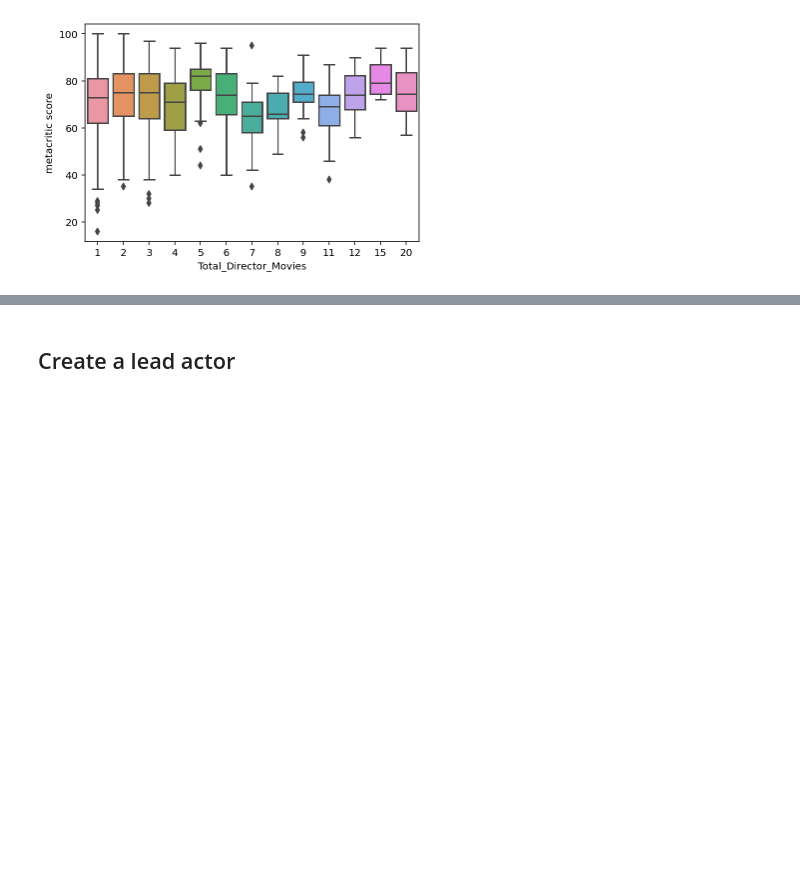
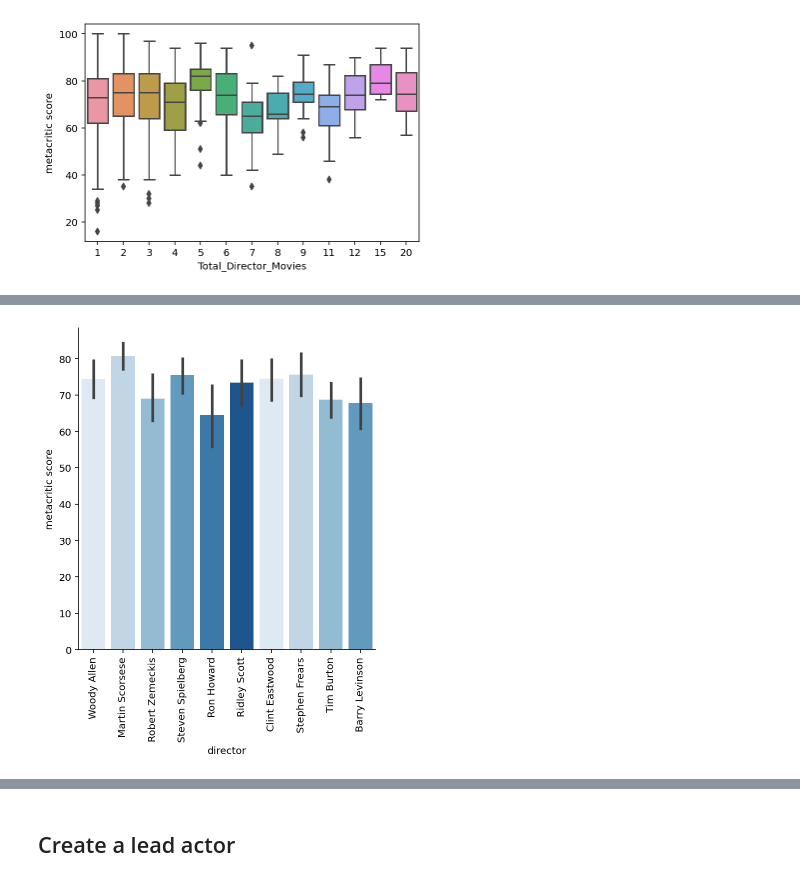
Before and after one commit to SibongileT/MetacriticScorePredictions, a Jupyter notebook: FeatureExploration.ipynb, the cells around one changed output, grey strips where cells are left out. Saved outputs shown, nothing was run; the diff lists cells and outputs as text; code cells hidden in the pictures; blank space fills up the shorter version.

```diff
--- a/FeatureExploration.ipynb
+++ b/FeatureExploration.ipynb
@@ -226,0 +268,10 @@ sns.boxplot(x='Total_Director_Movies', y="metacritic score", data=oscars_df);
+# %%
+top_ten = oscars_df['director'].value_counts().iloc[:10]
+mask = oscars_df['director'].isin(top_ten.index)
+# %%
+top_directors = oscars_df['director'][mask]
+# %%
+sns.catplot(data=oscars_df, kind="bar", x=top_directors, y="metacritic score",palette = sns.color_palette('Blues'))
+plt.xticks(rotation=90);
+# %% [output]
+[figure, added]
```
Also changed, not shown: parts of 31 cells of this notebook, 29 other files.
